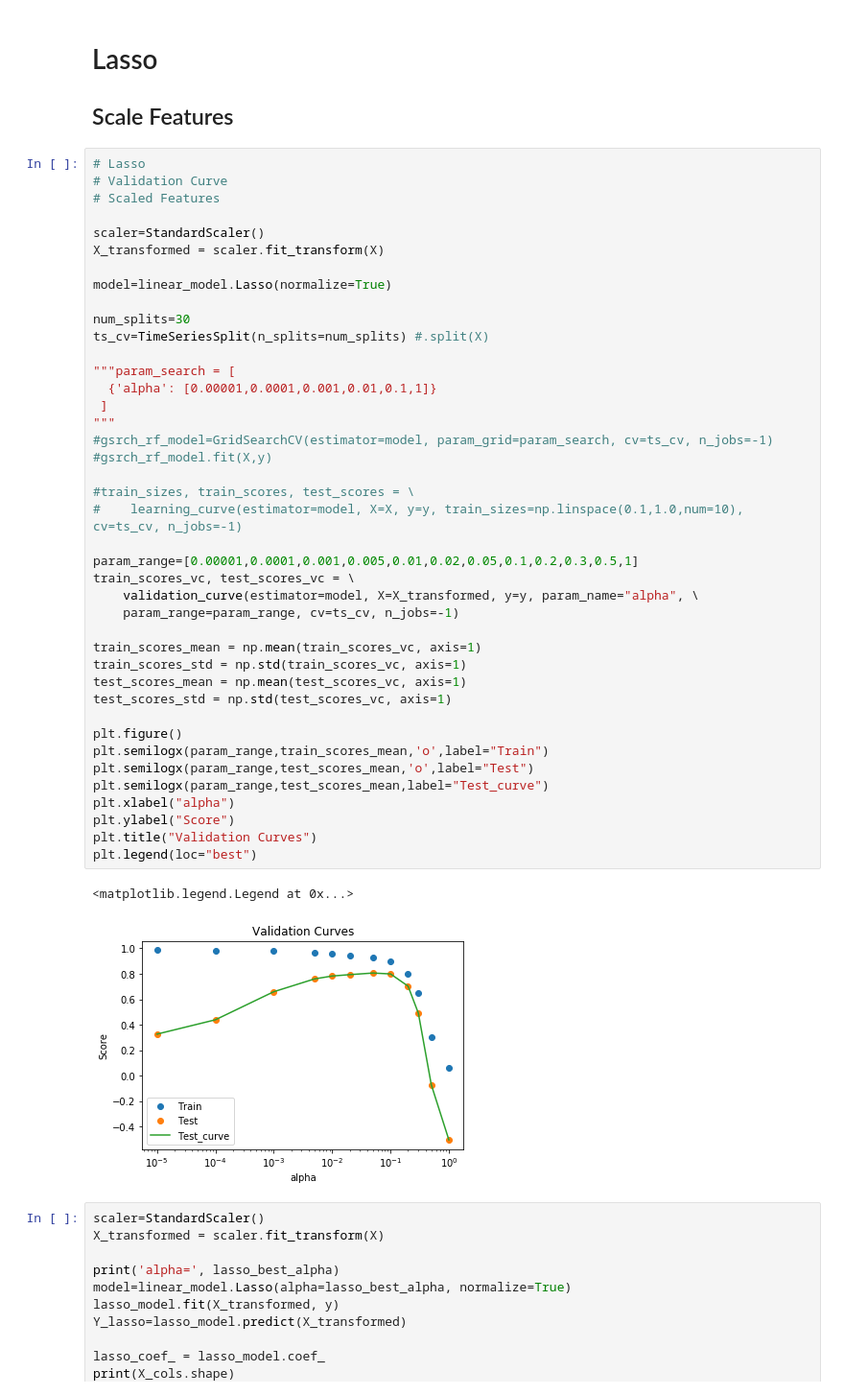
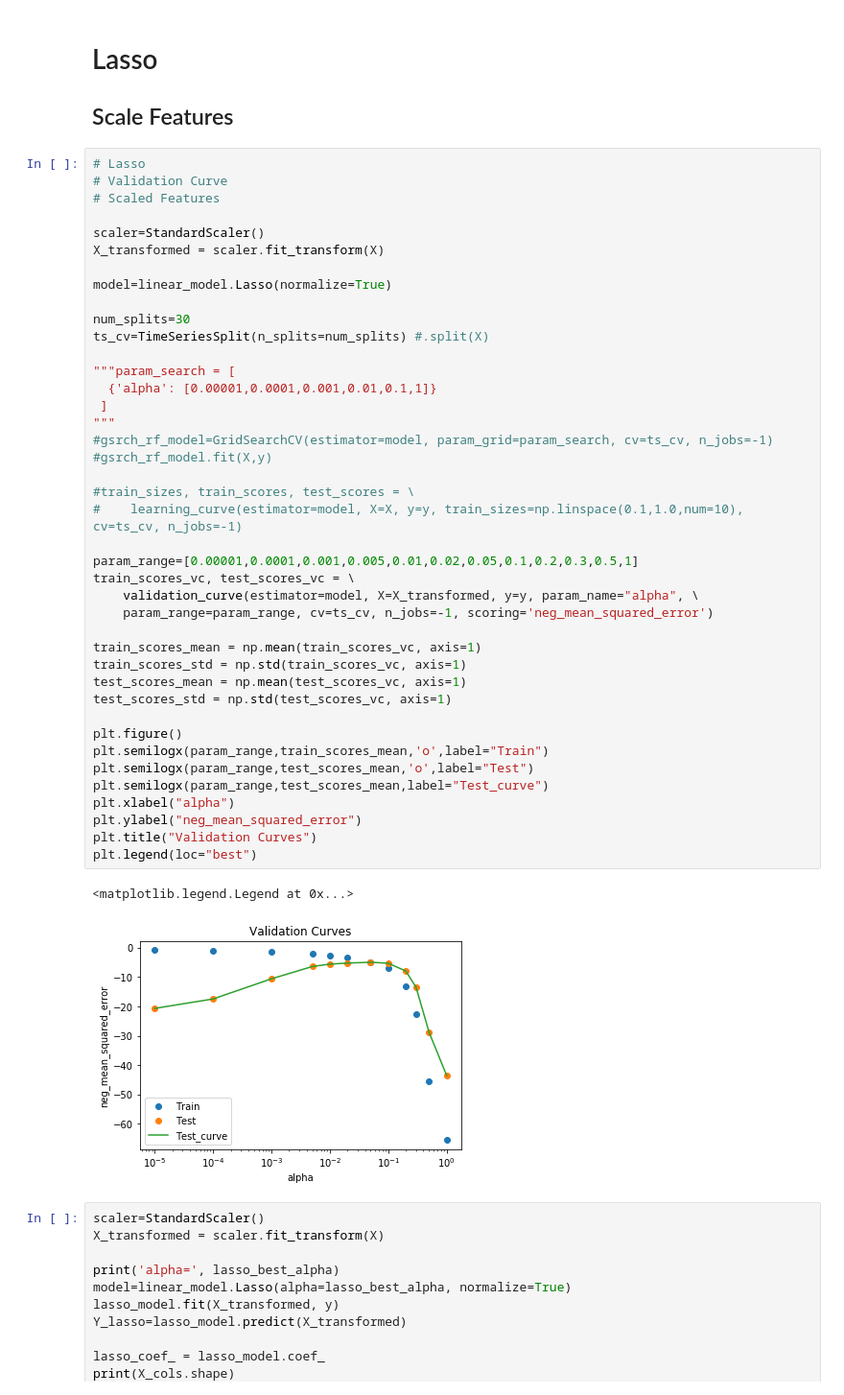
Before and after one commit to daericks/us-ed, a Jupyter notebook: notebooks/feature_building.ipynb, the cells around one changed output. Shown at 96% size. Drawn from its saved outputs; the diff is of its cells as text.

```diff
--- a/notebooks/feature_building.ipynb
+++ b/notebooks/feature_building.ipynb
@@ -833,36 +895,36 @@ num_splits=30
 ts_cv=TimeSeriesSplit(n_splits=num_splits) #.split(X)
 
 """param_search = [
   {'alpha': [0.00001,0.0001,0.001,0.01,0.1,1]}
  ]
 """
 #gsrch_rf_model=GridSearchCV(estimator=model, param_grid=param_search, cv=ts_cv, n_jobs=-1)
 #gsrch_rf_model.fit(X,y)
 
 #train_sizes, train_scores, test_scores = \
 #    learning_curve(estimator=model, X=X, y=y, train_sizes=np.linspace(0.1,1.0,num=10), cv=ts_cv, n_jobs=-1)
 
 param_range=[0.00001,0.0001,0.001,0.005,0.01,0.02,0.05,0.1,0.2,0.3,0.5,1]
 train_scores_vc, test_scores_vc = \
     validation_curve(estimator=model, X=X_transformed, y=y, param_name="alpha", \
-    param_range=param_range, cv=ts_cv, n_jobs=-1)
+    param_range=param_range, cv=ts_cv, n_jobs=-1, scoring='neg_mean_squared_error')
 
 train_scores_mean = np.mean(train_scores_vc, axis=1)
 train_scores_std = np.std(train_scores_vc, axis=1)
 test_scores_mean = np.mean(test_scores_vc, axis=1)
 test_scores_std = np.std(test_scores_vc, axis=1)
 
 plt.figure()
 plt.semilogx(param_range,train_scores_mean,'o',label="Train")
 plt.semilogx(param_range,test_scores_mean,'o',label="Test")
 plt.semilogx(param_range,test_scores_mean,label="Test_curve")
 plt.xlabel("alpha")
-plt.ylabel("Score")
+plt.ylabel("neg_mean_squared_error")
 plt.title("Validation Curves")
 plt.legend(loc="best")
 # %% [output]
 <matplotlib.legend.Legend at 0x...>
-[figure, old version]
+[figure, new version]
 # %%
 scaler=StandardScaler()
 X_transformed = scaler.fit_transform(X)
```
Also changed, not shown: parts of 3 cells of this notebook.
